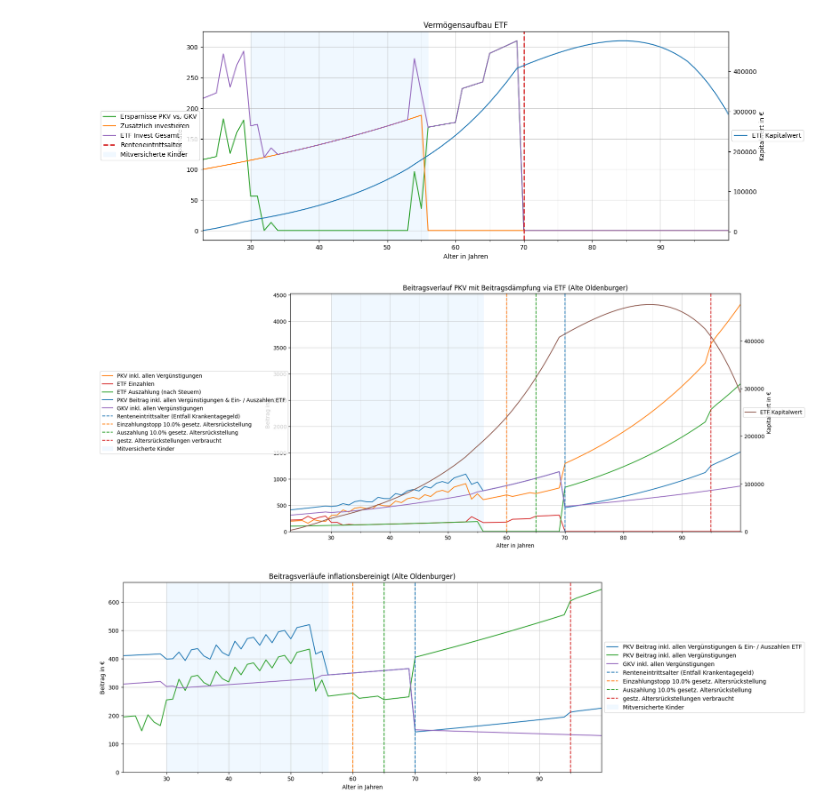
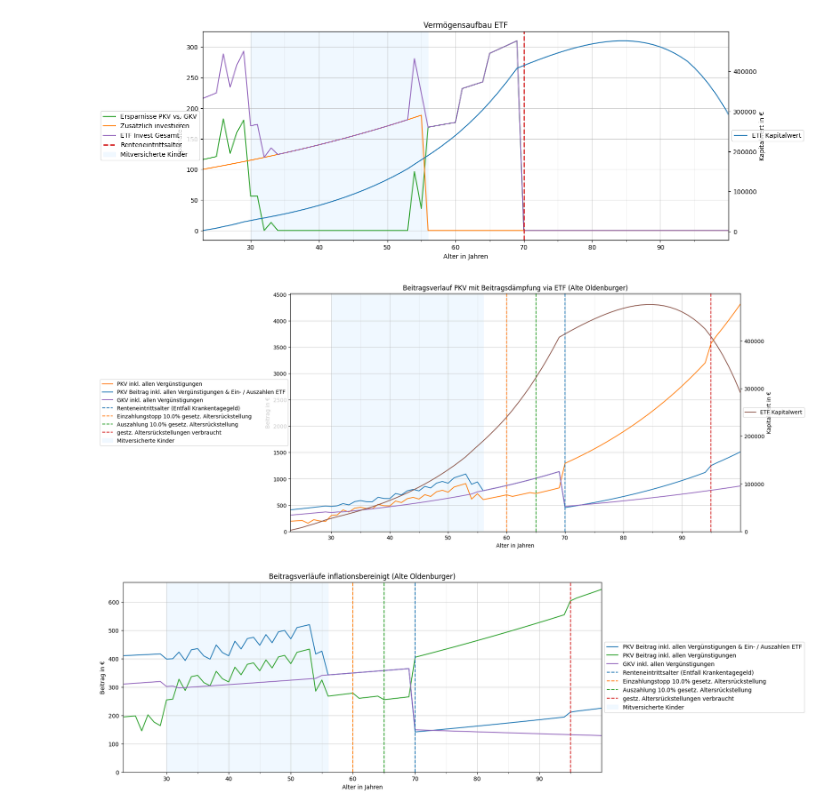
Before and after one commit to maxileith/pkv-kosten, a Jupyter notebook: notebook.ipynb, the cells around one changed output. Saved outputs shown, nothing was run; the diff lists cells and outputs as text; code cells hidden in the pictures.

```diff
--- a/notebook.ipynb
+++ b/notebook.ipynb
@@ -864,8 +864,8 @@ f.set_size_inches((15, 8))
 ax2 = ax1.twinx()
 
 ax1.plot(df['Alter'], df['PKV: Beitrag Gesamt inkl. Zuschüsse inkl. LS inkl. AR inkl. BRE'], label='PKV inkl. allen Vergünstigungen', color='tab:orange')
-ax1.plot(df['Alter'], np.maximum(0, df['Ersparnis PKV vs. GKV']) + df['Zusätzlich investieren'], label='ETF Einzahlen', color='tab:red')
-ax1.plot(df['Alter'], np.maximum(0, df['ETF Auszahlung (nach Steuer)']) + df['Zusätzlich investieren'], label='ETF Auszahlung (nach Steuern)', color='tab:green')
+# ax1.plot(df['Alter'], np.maximum(0, df['Ersparnis PKV vs. GKV']) + df['Zusätzlich investieren'], label='ETF Einzahlen', color='tab:red')
+# ax1.plot(df['Alter'], np.maximum(0, df['ETF Auszahlung (nach Steuer)']) + df['Zusätzlich investieren'], label='ETF Auszahlung (nach Steuern)', color='tab:green')
 ax1.plot(df['Alter'], df['PKV: Beitrag Gesamt inkl. Zuschüsse inkl. LS inkl. AR inkl. BRE inkl. ETF'], label='PKV Beitrag inkl. allen Vergünstigungen & Ein- / Auszahlen ETF', color='tab:blue')
 ax1.plot(df['Alter'], df['GKV: Beitrag inkl. Zuschüsse inkl. LS'], label='GKV inkl. allen Vergünstigungen', color='tab:purple')
 
@@ -874,34 +874,34 @@ ax2.plot(df['Alter'], df['Gebildete Ersparnisse in ETF'], label='ETF Kapitalwert
 ax1.axvline(x=RENTENEINTRITTSALTER, label="Renteneintrittsalter (Entfall Krankentagegeld)", linestyle='dashed', color='tab:blue')
 ax1.axvline(x=PKV_GESETZLICHE_BEITRAGSENTLASTUNG_EINZAHLUNG_BIS, label=f'Einzahlungstopp {PKV_GESETZLICHE_BEITRAGSENTLASTUNG_ANTEIL * 100}% gesetz. Altersrückstellung', linestyle='dashed', color='tab:orange')
 ax1.axvline(x=PKV_GESETZLICHE_BEITRAGSENTLASTUNGSPAKET_WIRKSAM_AB, label=f'Auszahlung {PKV_GESETZLICHE_BEITRAGSENTLASTUNG_ANTEIL * 100}% gesetz. Altersrückstellung', linestyle='dashed', color='tab:green')
 if gesetzliche_altersruckstellungen_verbraucht != ENDALTER:
     ax1.axvline(x=gesetzliche_altersruckstellungen_verbraucht, label='gestz. Altersrückstellungen verbraucht', linestyle='dashed', color='tab:red')
 
 if alter_wenn_erstes_kind != 1000:
     ax1.axvspan(alter_wenn_erstes_kind, alter_wenn_letztes_kind, color='aliceblue', label='Mitversicherte Kinder')
 
 ax1.set_ylim(bottom=0)
 ax2.set_ylim(bottom=0)
 ax1.set_xlim(left=EINTRITTSALTER)
 ax1.set_xlim(right=ENDALTER)
 
 ax1.set_title(f'Beitragsverlauf PKV mit Beitragsdämpfung via ETF ({PKV_VERSICHERUNG})')
 ax1.set_xlabel('Alter in Jahren')
 ax1.set_ylabel('Beitrag in €')
 ax2.set_ylabel('Kapitalwert in €')
 
 ax1.set_xticks(major_ticks)
 ax1.set_xticks(minor_ticks, minor=True)
 ax1.grid(which='minor', alpha=0.2)
 ax1.grid(which='major', alpha=0.6)
 
 ax1.yaxis.set_major_locator(plt.MultipleLocator(500))
 
 ax1.legend(loc='center right', bbox_to_anchor=(0, 0.5))
 ax2.legend(loc='center left', bbox_to_anchor=(1, 0.5))
 plt.show()
 # %% [output]
-[figure, old version]
+[figure, new version]
 # %%
 f, ax = plt.subplots(1)
 f.set_size_inches((15, 6))
```
Also changed, not shown: 2 other files.
